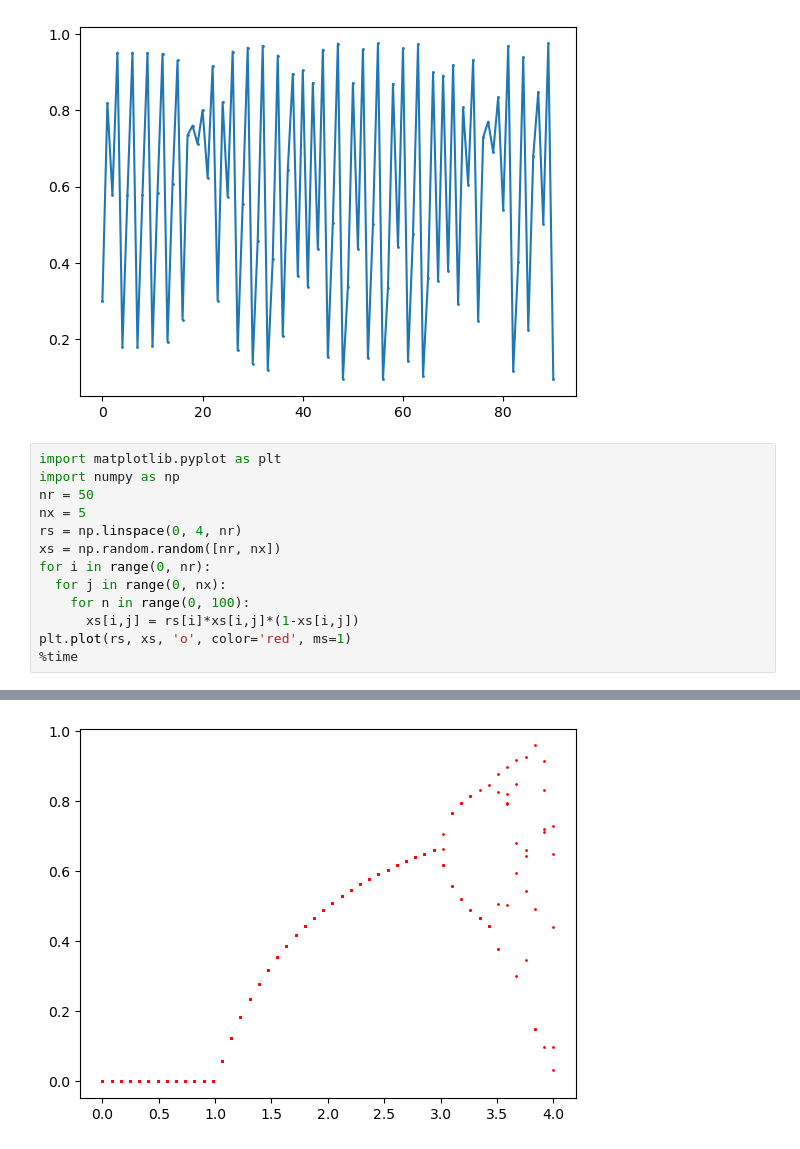
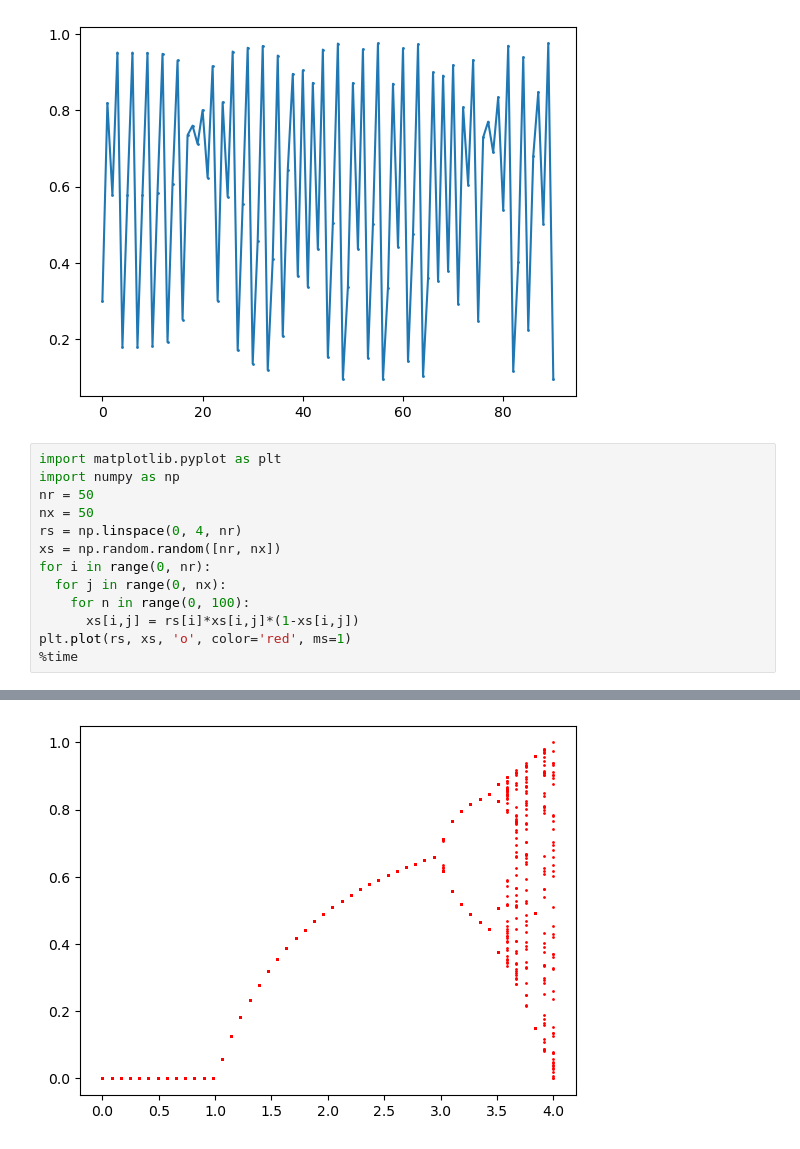
Before and after one commit to Rogerio-buso/Fisica-Computacional, a Jupyter notebook: Ativiade 3/Mapa logistico.ipynb, the cells around one changed output, grey strips where cells are left out. Drawn from its saved outputs; the diff is of its cells as text.

```diff
--- a/Ativiade 3/Mapa logistico.ipynb
+++ b/Ativiade 3/Mapa logistico.ipynb
@@ -34,7 +34,7 @@ plt.show()
 import matplotlib.pyplot as plt
 import numpy as np
 nr = 50
-nx = 5
+nx = 50
 rs = np.linspace(0, 4, nr)
 xs = np.random.random([nr, nx])
 for i in range(0, nr):
@@ -49,4 +49,4 @@ Wall time: 21.9 μs
-[figure, old version]
+[figure, new version]
 # %%
 import matplotlib.pyplot as plt
 import numpy as np
```
Also changed, not shown: parts of 2 cells of this notebook, 1 other file.
